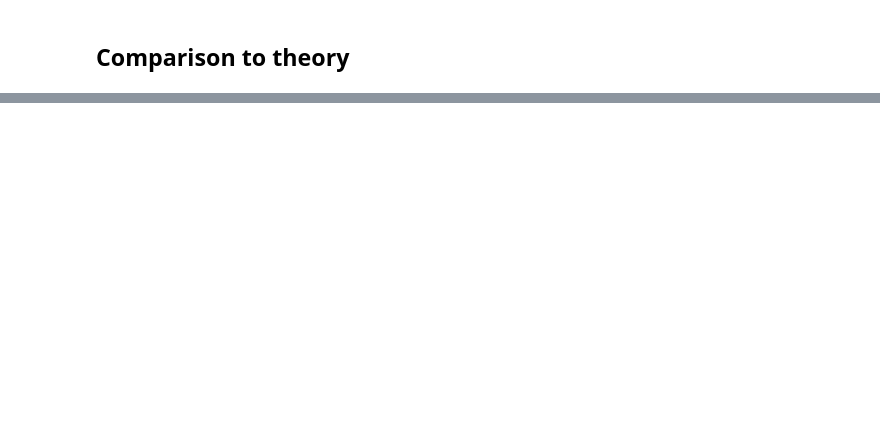
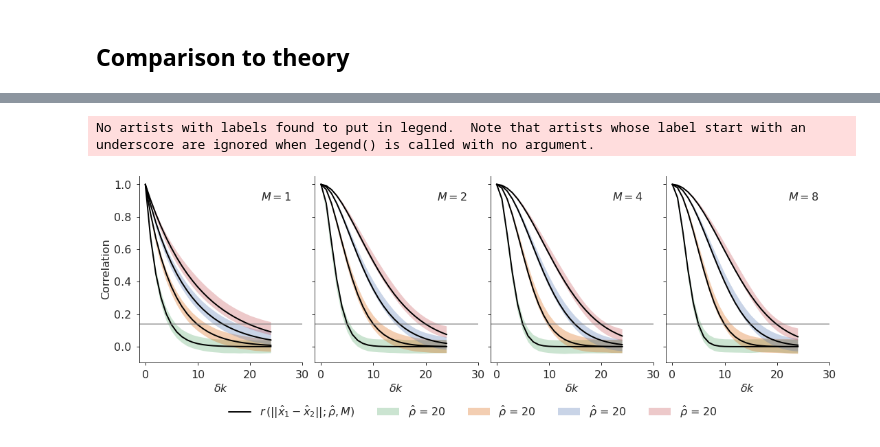
Before and after one commit to timothyas/generic-matern-covariance, a Jupyter notebook: src/plot_llc_matern_theory.ipynb, the cells around one changed output, grey strips where cells are left out. Cells and saved outputs as stored; diff of their text form; code cells hidden in the pictures; blank space fills up the shorter version.

```diff
--- a/src/plot_llc_matern_theory.ipynb
+++ b/src/plot_llc_matern_theory.ipynb
@@ -35,7 +38,7 @@ cds.load();
 # %% [markdown]
 ## Comparison to theory
 # %%
-kk = 25
+k = 25
 ix = 90
 iy = 165
 # %%
@@ -100,0 +129,7 @@ fig.savefig(f'{fig_dir}/matern_llc90_correlation-k{kk}-iy{iy}-ix{ix}-{n_samples}
+# %%
+fig, axs = big_corr_plot(cds, 'k', kk)
+[ax.set(xlim=[None,30]) for ax in axs];
+fig.savefig(f'{fig_dir}/matern_llc90_correlation_theory_vs_m_k.pdf', bbox_inches='tight')
+# %% [output]
+No artists with labels found to put in legend.  Note that artists whose label start with an underscore are ignored when legend() is called with no argument.
+[figure, added]
```
Also changed, not shown: parts of 7 cells of this notebook, 4 other files.
